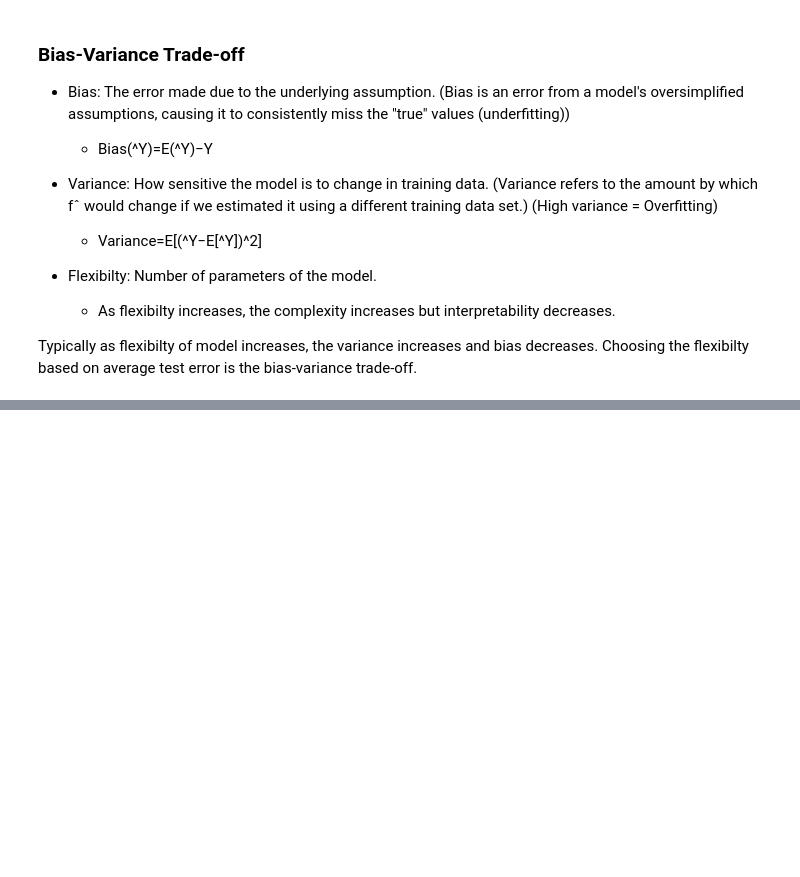
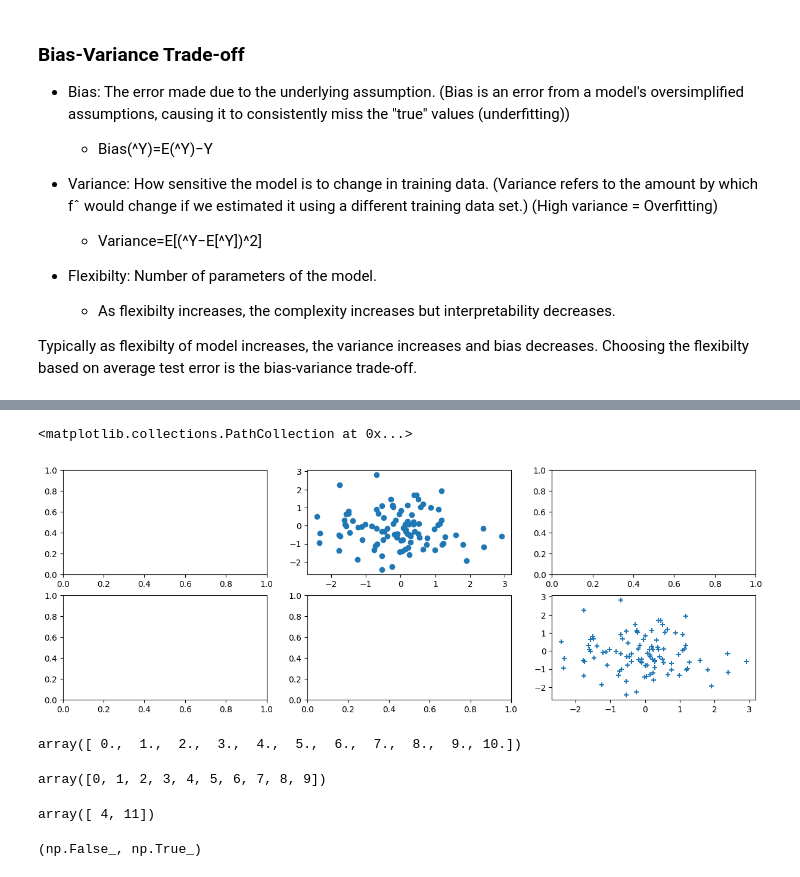
Before and after one commit to Rohan19005742/Data_Science, a Jupyter notebook: learnings/statistical_learning.IPYNB, the cells around one changed output, grey strips where cells are left out. Drawn from its saved outputs; the diff is of its cells as text; code cells hidden in the pictures; blank space fills up the shorter version.

```diff
--- a/learnings/statistical_learning.IPYNB
+++ b/learnings/statistical_learning.IPYNB
@@ -67,0 +221,7 @@ Typically as flexibilty of model increases, the variance increases and bias decr
+# %%
+fig, axes = subplots(nrows=2, ncols=3,figsize=(15, 5))
+axes[0,1].plot(x, y, 'o')
+axes[1,2].scatter(x, y, marker='+')
+# %% [output]
+<matplotlib.collections.PathCollection at 0x...>
+[figure, added]
@@ -67,0 +230,22 @@ Typically as flexibilty of model increases, the variance increases and bias decr
+# %%
+seq = np.linspace(0,10,11)
+seq
+# %% [output]
+array([ 0.,  1.,  2.,  3.,  4.,  5.,  6.,  7.,  8.,  9., 10.])
+# %%
+seq2 = np.arange(0,10)
+seq2
+# %% [output]
+array([0, 1, 2, 3, 4, 5, 6, 7, 8, 9])
+# %%
+a = np.array(np.arange(12)).reshape(3,4)
+a[[1,2], [0,3]]  # Accessing elements at (1,0) and (2,3)
+# %% [output]
+array([ 4, 11])
+# %%
+x = np.zeros((3,4), bool)
+x[0][0] = True
+
+np.all(x == True), np.any(x == True)
+# %% [output]
+(np.False_, np.True_)
```
Also changed, not shown: parts of 36 cells of this notebook, 1 other file.
